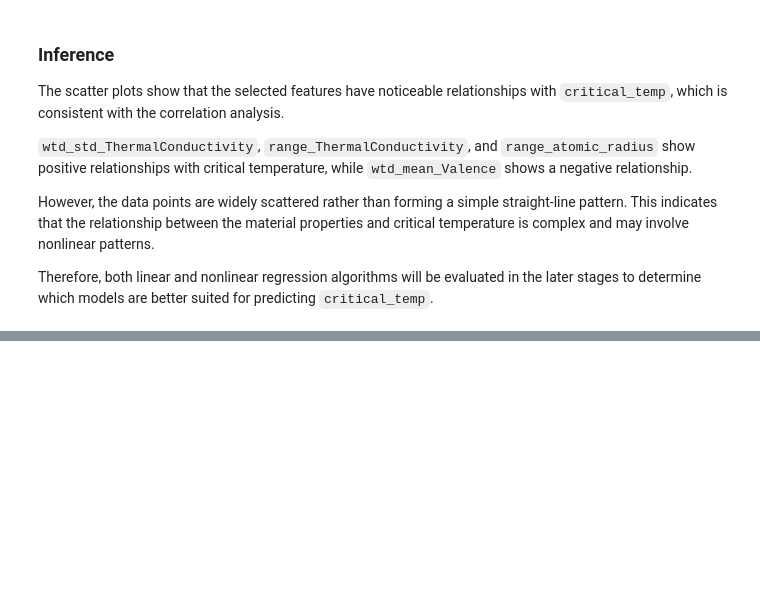
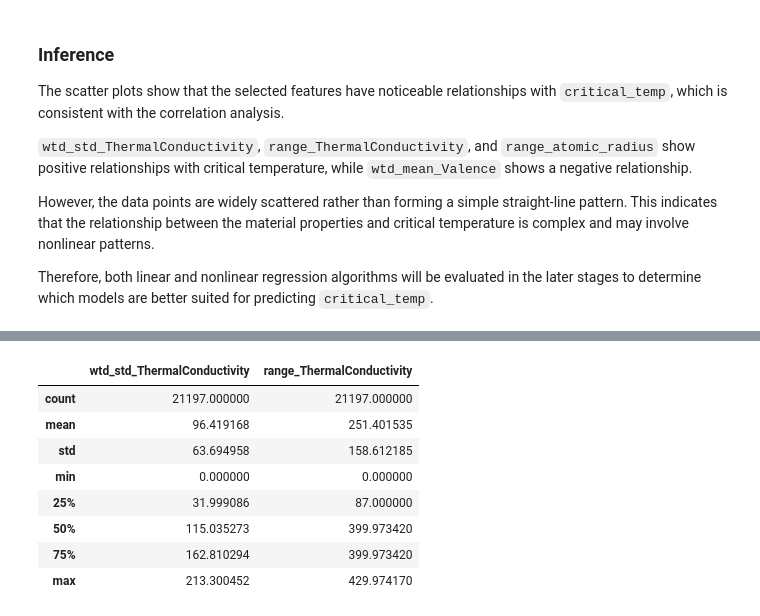
Before and after one commit to SharveshC/ML_CAPSTONE, a Jupyter notebook: notebooks/regression.ipynb, the cells around one changed output, grey strips where cells are left out. Drawn from its saved outputs; the diff is of its cells as text; code cells hidden in the pictures; blank space fills up the shorter version.

```diff
--- a/notebooks/regression.ipynb
+++ b/notebooks/regression.ipynb
@@ -658,0 +837,6 @@ Therefore, both linear and nonlinear regression algorithms will be evaluated in
+# %%
+# Remove exact duplicate rows
+
+df = df.drop_duplicates().reset_index(drop=True)
+
+print("Dataset shape after removing duplicates:", df.shape)
@@ -658,0 +853,19 @@ Therefore, both linear and nonlinear regression algorithms will be evaluated in
+# %%
+# Inspect the thermal conductivity features selected for feature engineering
+
+thermal_features = [
+    "wtd_std_ThermalConductivity",
+    "range_ThermalConductivity"
+]
+
+display(df[thermal_features].describe())
+# %% [output]
+|  | wtd_std_ThermalConductivity | range_ThermalConductivity |
+| count | 21197.000000 | 21197.000000 |
+| mean | 96.419168 | 251.401535 |
+| std | 63.694958 | 158.612185 |
+| min | 0.000000 | 0.000000 |
+| 25% | 31.999086 | 87.000000 |
+| 50% | 115.035273 | 399.973420 |
+| 75% | 162.810294 | 399.973420 |
+| max | 213.300452 | 429.974170 |
```
Also changed, not shown: parts of 39 cells of this notebook.
